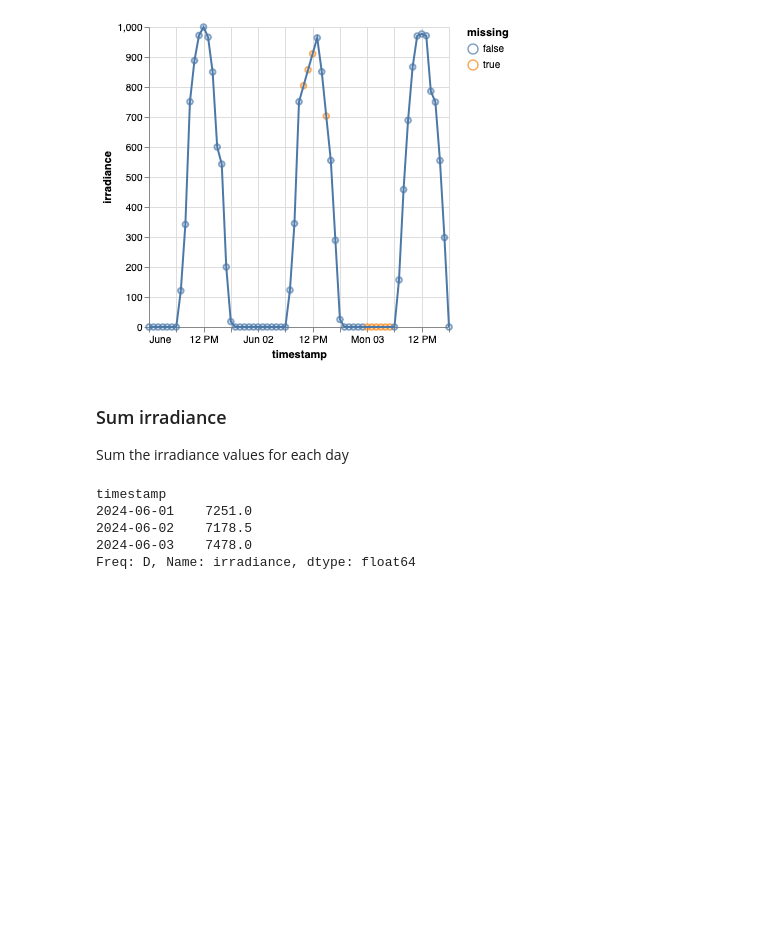
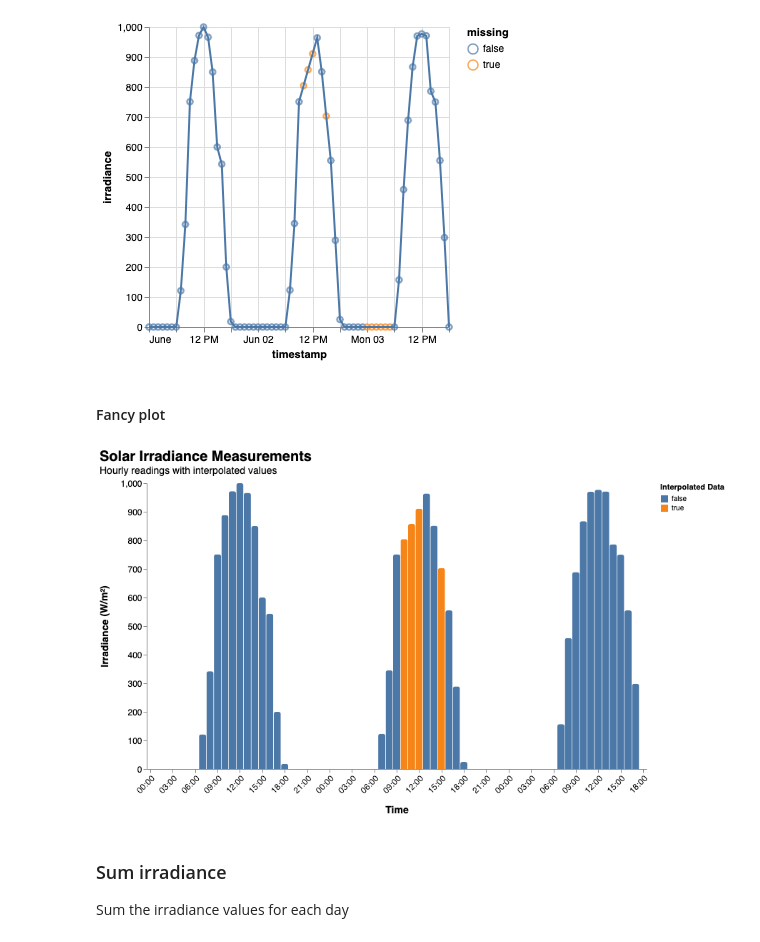
Before and after one commit to dustinmichels/interpolation-demo, a Jupyter notebook: main.ipynb, the cells around one changed output. Drawn from its saved outputs; the diff is of its cells as text; code cells hidden in the pictures; blank space fills up the shorter version.

```diff
--- a/main.ipynb
+++ b/main.ipynb
@@ -82,15 +84,42 @@ points = alt.Chart(df_interpolated.reset_index()).mark_point().encode(
 points + line
 # %% [output]
 [figure]
+# %% [markdown]
+#### Fancy plot
+# %%
+alt.Chart(df_interpolated.reset_index()).mark_bar(
+    cornerRadiusTopLeft=3, cornerRadiusTopRight=3, width=10
+).encode(
+    x=alt.X(
+        "timestamp:T",
+        title="Time",
+        axis=alt.Axis(labelAngle=-45, format="%H:%M", grid=False),
+    ),
+    y=alt.Y("irradiance:Q", title="Irradiance (W/m²)"),
+    color=alt.Color(
+        "missing:N",
+        legend=alt.Legend(title="Interpolated Data"),
+    ),
+).properties(
+    width=700,
+    height=400,
+    title={
+        "text": "Solar Irradiance Measurements",
+        "subtitle": "Hourly readings with interpolated values",
+        "fontSize": 20,
+        "subtitleFontSize": 14,
+        "anchor": "start",
+    },
+).configure_view(
+    strokeWidth=0
+).configure_axis(
+    labelFontSize=12, titleFontSize=14, titlePadding=15, grid=False
+).configure_title(
+    fontSize=20
+)
+# %% [output]
+[figure, added]
 # %% [markdown]
 ### Sum irradiance
 
 Sum the irradiance values for each day
-# %%
-df_interpolated.resample('D')['irradiance'].sum()
-# %% [output]
-timestamp
-2024-06-01    7251.0
-2024-06-02    7178.5
-2024-06-03    7478.0
-Freq: D, Name: irradiance, dtype: float64
```
Also changed, not shown: parts of 2 cells of this notebook.
